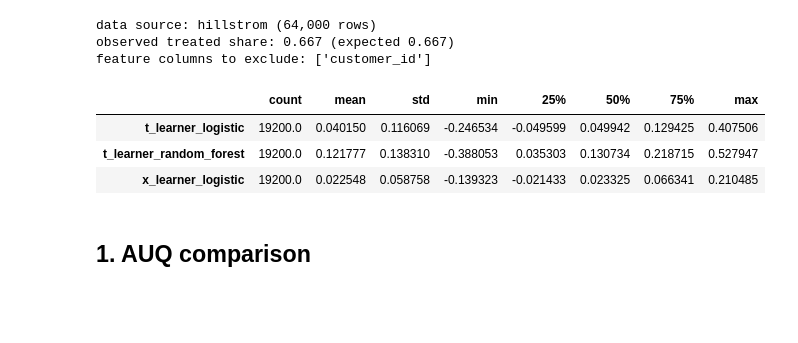
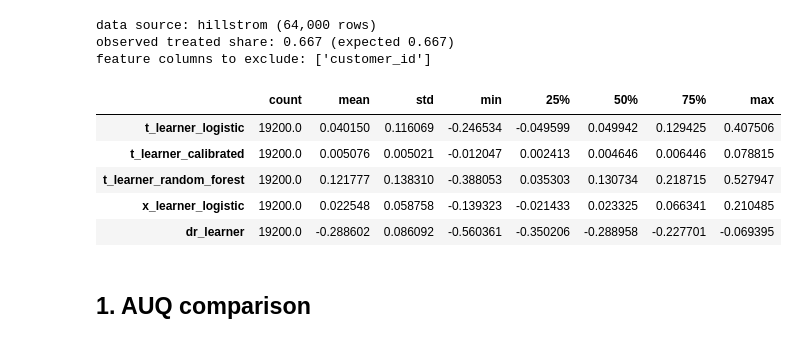
Before and after one commit to DiogoRibeiro7/causal-uplift-marketing-campaign, a Jupyter notebook: notebooks/08_comparison_with_black_box_uplift_models.ipynb, the cells around one changed output. Drawn from its saved outputs; the diff is of its cells as text; code cells hidden in the pictures; blank space fills up the shorter version.

```diff
--- a/notebooks/08_comparison_with_black_box_uplift_models.ipynb
+++ b/notebooks/08_comparison_with_black_box_uplift_models.ipynb
@@ -36,41 +36,51 @@ from scipy.stats import spearmanr
 
 from uplift_marketing.features import infer_feature_spec, split_features_treatment_outcome
 from uplift_marketing.models import (
+    DRLearner,
     TLearner,
     XLearner,
     make_base_classifier,
     make_black_box_classifier,
+    make_calibrated_classifier,
 )
 from uplift_marketing.evaluation import qini_curve, area_under_qini
 
 spec = infer_feature_spec(data, extra_excluded=dataset.extra_excluded)
 x, treatment, y = split_features_treatment_outcome(data, spec)
 x_tr, x_te, t_tr, t_te, y_tr, y_te = train_test_split(
     x, treatment, y,
     test_size=0.30,
     random_state=RANDOM_STATE,
     stratify=treatment.astype(str) + "_" + y.astype(str),
 )
 models = {
     "t_learner_logistic": TLearner(
         spec=spec, base_model=make_base_classifier(RANDOM_STATE), random_state=RANDOM_STATE
     ),
+    "t_learner_calibrated": TLearner(
+        spec=spec,
+        base_model=make_calibrated_classifier(method="isotonic", cv=5, random_state=RANDOM_STATE),
+        random_state=RANDOM_STATE,
+    ),
     "t_learner_random_forest": TLearner(
         spec=spec, base_model=make_black_box_classifier(RANDOM_STATE), random_state=RANDOM_STATE
     ),
     "x_learner_logistic": XLearner(
         spec=spec, base_model=make_base_classifier(RANDOM_STATE), random_state=RANDOM_STATE
     ),
+    "dr_learner": DRLearner(spec=spec, n_splits=5, random_state=RANDOM_STATE),
 }
 for m in models.values():
     m.fit(x_tr, t_tr, y_tr)
 preds = pd.DataFrame({name: m.predict_uplift(x_te) for name, m in models.items()})
 preds.describe().T
 # %% [output]
 |  | count | mean | std | min | 25% | 50% | 75% | max |
 | t_learner_logistic | 19200.0 | 0.040150 | 0.116069 | -0.246534 | -0.049599 | 0.049942 | 0.129425 | 0.407506 |
+| t_learner_calibrated | 19200.0 | 0.005076 | 0.005021 | -0.012047 | 0.002413 | 0.004646 | 0.006446 | 0.078815 |
 | t_learner_random_forest | 19200.0 | 0.121777 | 0.138310 | -0.388053 | 0.035303 | 0.130734 | 0.218715 | 0.527947 |
 | x_learner_logistic | 19200.0 | 0.022548 | 0.058758 | -0.139323 | -0.021433 | 0.023325 | 0.066341 | 0.210485 |
+| dr_learner | 19200.0 | -0.288602 | 0.086092 | -0.560361 | -0.350206 | -0.288958 | -0.227701 | -0.069395 |
 # %% [markdown]
 ## 1. AUQ comparison
 # %%
```
Also changed, not shown: parts of 5 cells of this notebook, 8 other files.
